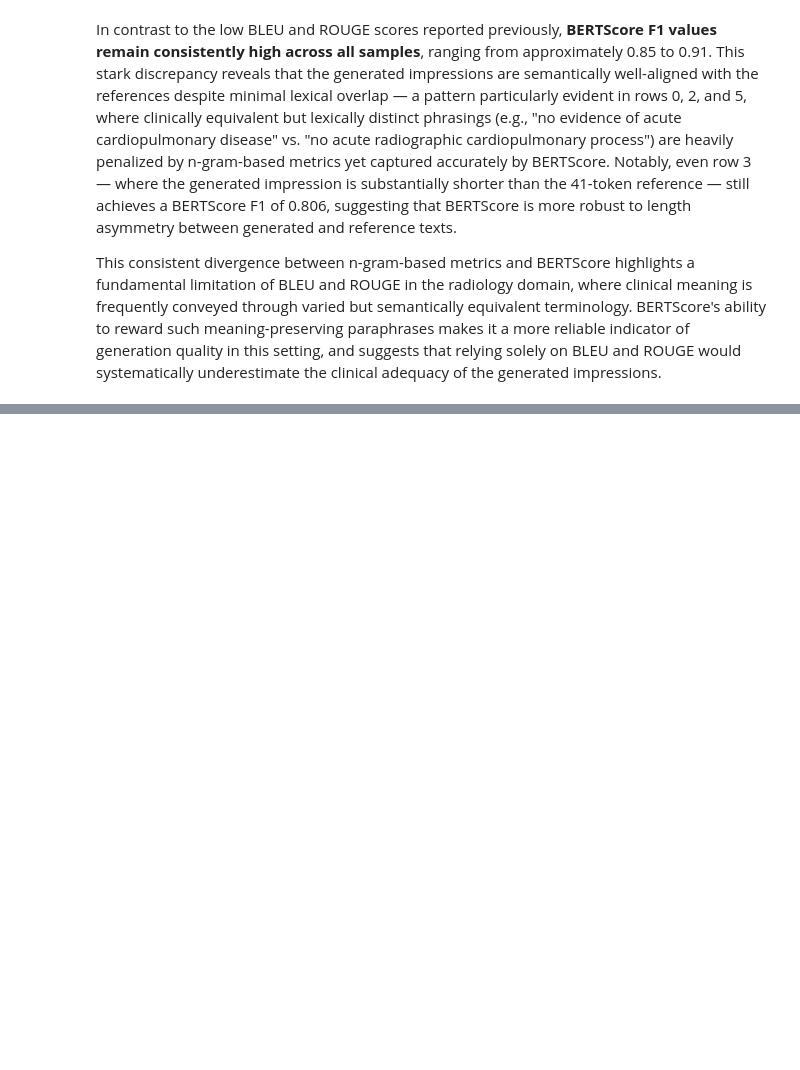
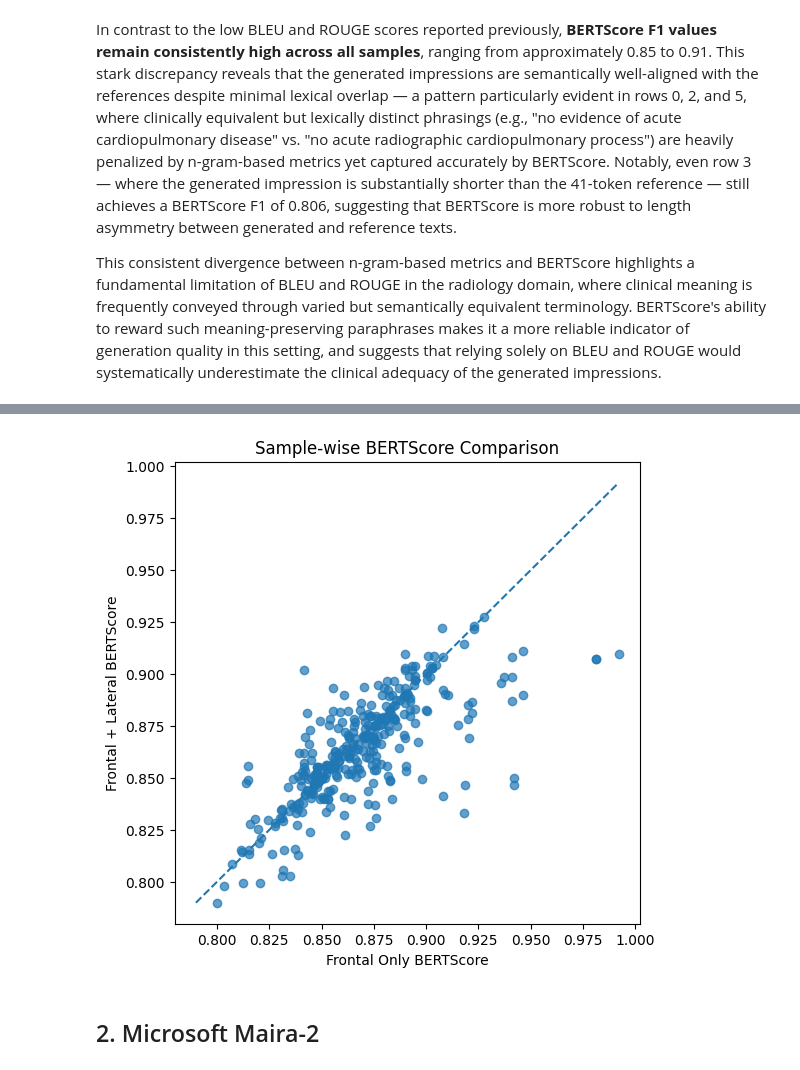
Before and after one commit to Jenyy0416/cs1090b_project, a Jupyter notebook: ms3.ipynb, the cells around one changed output, grey strips where cells are left out. Cells and saved outputs as stored; diff of their text form; code cells hidden in the pictures; blank space fills up the shorter version.

```diff
--- a/ms3.ipynb
+++ b/ms3.ipynb
@@ -867,0 +900,5 @@ This consistent divergence between n-gram-based metrics and BERTScore highlights
+# %%
+compare_views_df = test_df[test_df["img_lateral_processed"].notna()].copy().reset_index(drop=True)
+
+print(f"Original test_df size: {len(test_df)}")
+print(f"Samples with lateral view: {len(compare_views_df)}")
@@ -867,0 +1110,24 @@ This consistent divergence between n-gram-based metrics and BERTScore highlights
+# %%
+plt.figure(figsize=(6,6))
+plt.scatter(
+    view_compare_df["bertscore_f1_frontal"],
+    view_compare_df["bertscore_f1_frontal_lateral"],
+    alpha=0.7
+)
+min_val = min(
+    view_compare_df["bertscore_f1_frontal"].min(),
+    view_compare_df["bertscore_f1_frontal_lateral"].min()
+)
+max_val = max(
+    view_compare_df["bertscore_f1_frontal"].max(),
+    view_compare_df["bertscore_f1_frontal_lateral"].max()
+)
+plt.plot([min_val, max_val], [min_val, max_val], linestyle="--")
+plt.xlabel("Frontal Only BERTScore")
+plt.ylabel("Frontal + Lateral BERTScore")
+plt.title("Sample-wise BERTScore Comparison")
+plt.show()
+# %% [output]
+[figure, added]
+# %% [markdown]
+## 2. Microsoft Maira-2
```
Also changed, not shown: parts of 21 cells of this notebook.
